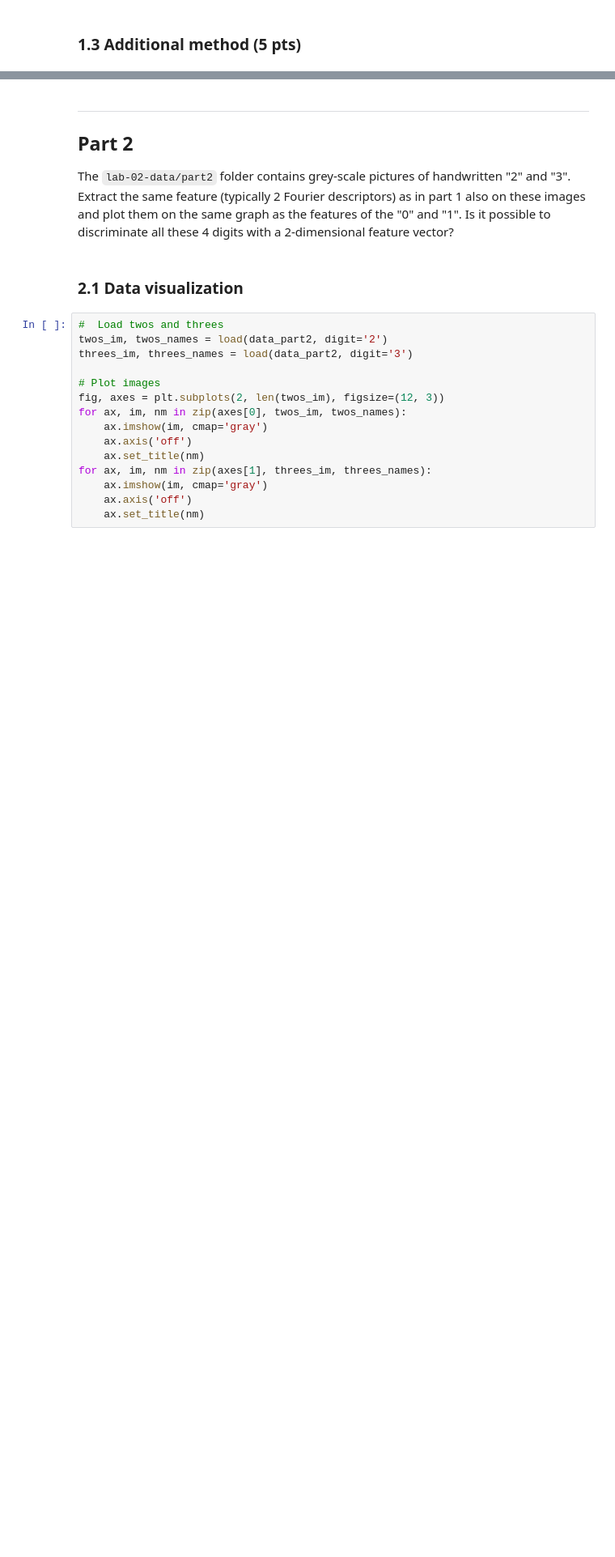
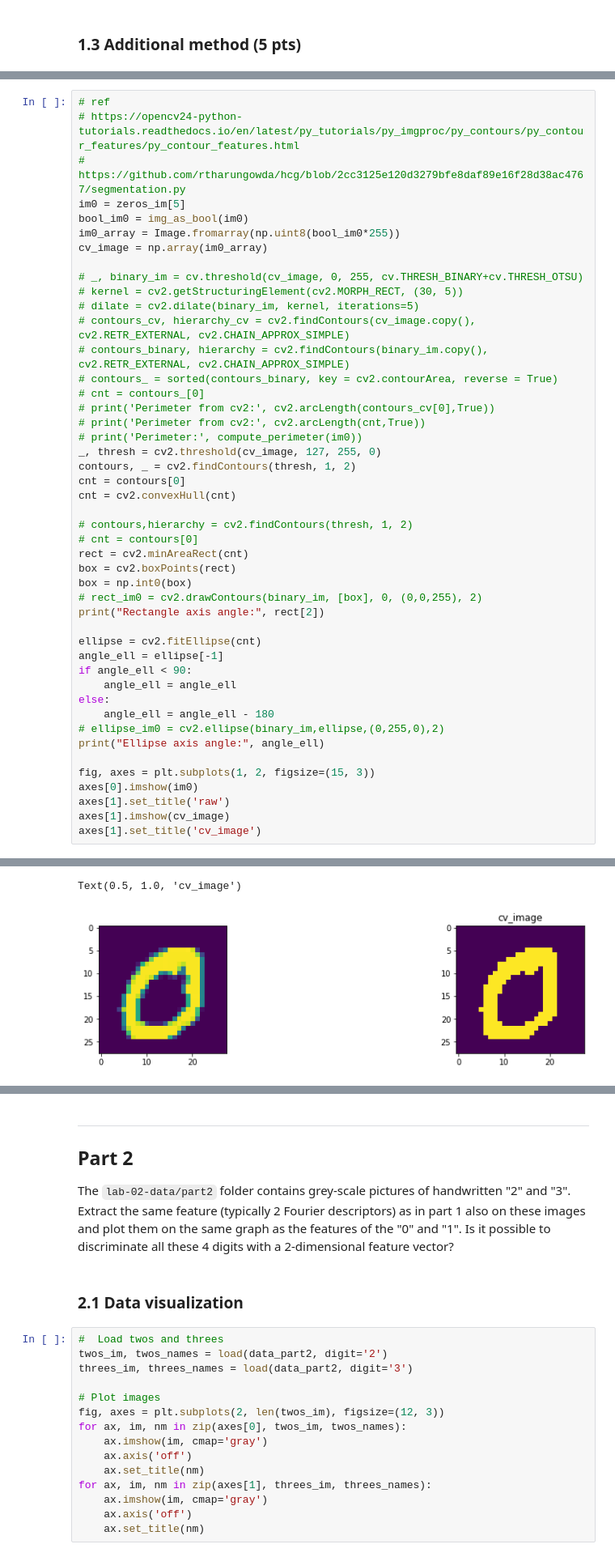
Before and after one commit to LTS5/iapr, a Jupyter notebook: labs/lab_02_object_description.ipynb, the cells around one changed output, grey strips where cells are left out. Shown at 81% size. Cells and saved outputs as stored; diff of their text form; blank space fills up the shorter version.

```diff
--- a/labs/lab_02_object_description.ipynb
+++ b/labs/lab_02_object_description.ipynb
@@ -417,0 +535,47 @@ for i, scale_factor in enumerate(scale_factors):
+# %%
+# ref
+# https://opencv24-python-tutorials.readthedocs.io/en/latest/py_tutorials/py_imgproc/py_contours/py_contour_features/py_contour_features.html
+# https://github.com/rtharungowda/hcg/blob/2cc3125e120d3279bfe8daf89e16f28d38ac4767/segmentation.py
+im0 = zeros_im[5]
+bool_im0 = img_as_bool(im0)
+im0_array = Image.fromarray(np.uint8(bool_im0*255))
+cv_image = np.array(im0_array)
+
+# _, binary_im = cv.threshold(cv_image, 0, 255, cv.THRESH_BINARY+cv.THRESH_OTSU)
+# kernel = cv2.getStructuringElement(cv2.MORPH_RECT, (30, 5))
+# dilate = cv2.dilate(binary_im, kernel, iterations=5)
+# contours_cv, hierarchy_cv = cv2.findContours(cv_image.copy(), cv2.RETR_EXTERNAL, cv2.CHAIN_APPROX_SIMPLE)
+# contours_binary, hierarchy = cv2.findContours(binary_im.copy(), cv2.RETR_EXTERNAL, cv2.CHAIN_APPROX_SIMPLE)
+# contours_ = sorted(contours_binary, key = cv2.contourArea, reverse = True)
+# cnt = contours_[0]
+# print('Perimeter from cv2:', cv2.arcLength(contours_cv[0],True))
+# print('Perimeter from cv2:', cv2.arcLength(cnt,True))
+# print('Perimeter:', compute_perimeter(im0))
+_, thresh = cv2.threshold(cv_image, 127, 255, 0)
+contours, _ = cv2.findContours(thresh, 1, 2)
+cnt = contours[0]
+cnt = cv2.convexHull(cnt)
+
+# contours,hierarchy = cv2.findContours(thresh, 1, 2)
+# cnt = contours[0]
+rect = cv2.minAreaRect(cnt)
+box = cv2.boxPoints(rect)
+box = np.int0(box)
+# rect_im0 = cv2.drawContours(binary_im, [box], 0, (0,0,255), 2)
+print("Rectangle axis angle:", rect[2])
+
+ellipse = cv2.fitEllipse(cnt)
+angle_ell = ellipse[-1]
+if angle_ell < 90:
+    angle_ell = angle_ell
+else:
+    angle_ell = angle_ell - 180
+# ellipse_im0 = cv2.ellipse(binary_im,ellipse,(0,255,0),2)
+print("Ellipse axis angle:", angle_ell)
+
+fig, axes = plt.subplots(1, 2, figsize=(15, 3))
+axes[0].imshow(im0)
+axes[1].set_title('raw')
+axes[1].imshow(cv_image)
+axes[1].set_title('cv_image')
+# %% [output]
@@ -417,0 +584,2 @@ for i, scale_factor in enumerate(scale_factors):
+Text(0.5, 1.0, 'cv_image')
+[figure, added]
```
Also changed, not shown: parts of 29 cells of this notebook, 1 other file.
